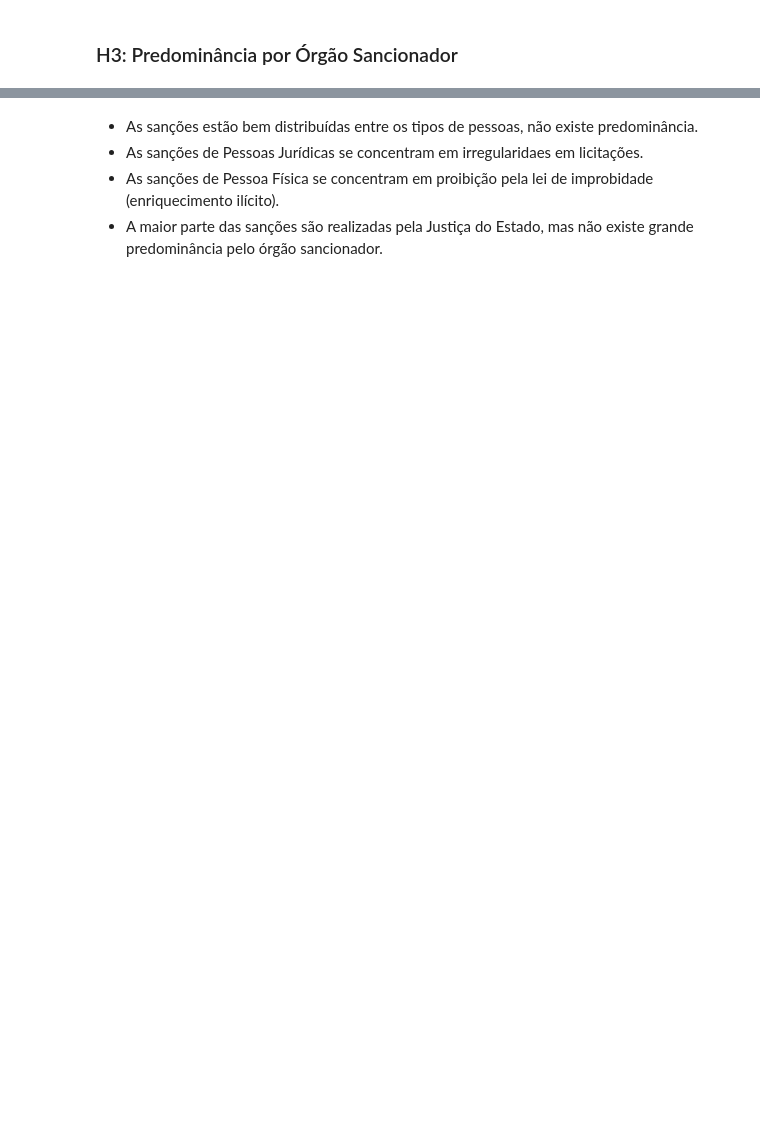
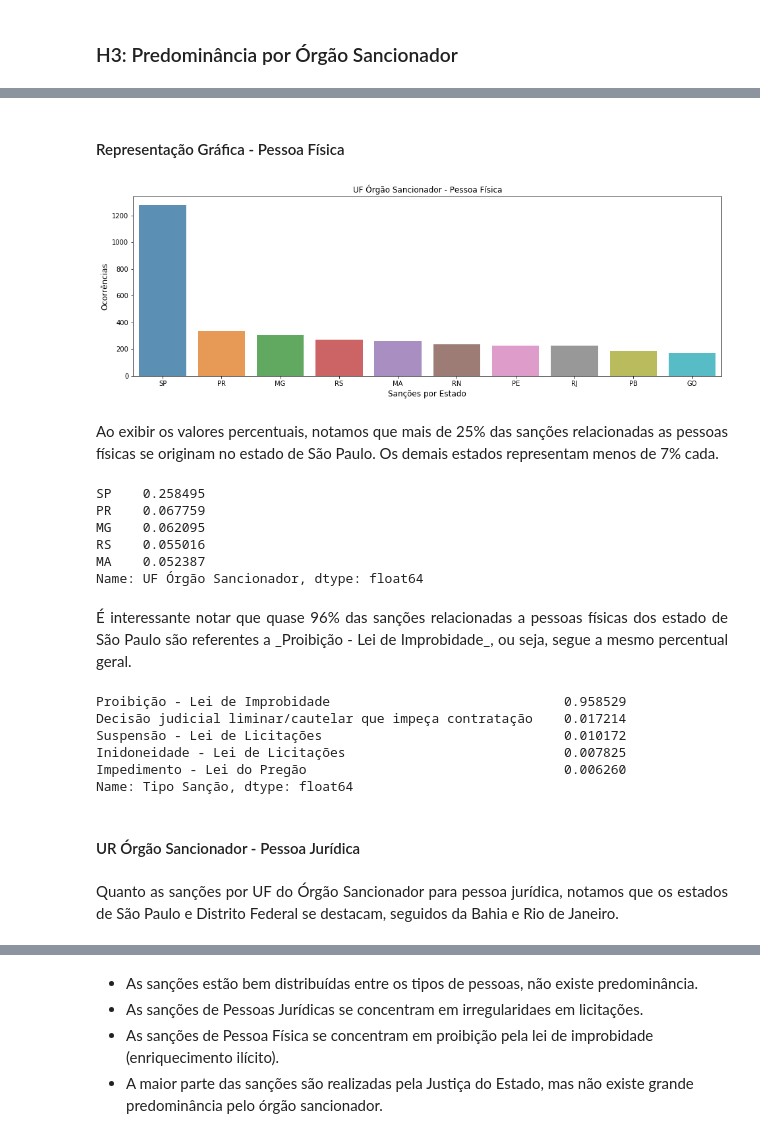
Before and after one commit to gusehr/shout, a Jupyter notebook: notebooks/empresas_inidoneas_suspensas.ipynb, the cells around one changed output, grey strips where cells are left out. Cells and saved outputs as stored; diff of their text form; code cells hidden in the pictures; blank space fills up the shorter version.

```diff
--- a/notebooks/empresas_inidoneas_suspensas.ipynb
+++ b/notebooks/empresas_inidoneas_suspensas.ipynb
@@ -234,0 +203,3 @@ Name: Fundamentação Legal, dtype: float64
+# %%
+uf_pf = dataset.loc[dataset[u"Tipo de Pessoa"] == "Fisica"][u"UF Órgão Sancionador"].value_counts().head(10)
+uf_pf
@@ -234,0 +218,46 @@ Name: Fundamentação Legal, dtype: float64
+# %% [markdown]
+#### Representação Gráfica - Pessoa Física
+# %%
+plt.figure(figsize=(16, 5))
+sns.barplot(uf_pf.index, uf_pf.values, alpha=0.8)
+plt.title(u"UF Órgão Sancionador - Pessoa Física")
+plt.ylabel(u"Ocorrências", fontsize=12)
+plt.xlabel(u"Sanções por Estado", fontsize=12)
+plt.show()
+# %% [output]
+[figure, added]
+# %% [markdown]
+<div style="text-align:justify">
+Ao exibir os valores percentuais, notamos que mais de 25% das sanções relacionadas as pessoas físicas se originam no estado de São Paulo. Os demais estados representam menos de 7% cada.
+</div>
+# %%
+dataset.loc[dataset[u"Tipo de Pessoa"] == "Fisica"][u"UF Órgão Sancionador"].value_counts(normalize=True).head(5)
+# %% [output]
+SP    0.258495
+PR    0.067759
+MG    0.062095
+RS    0.055016
+MA    0.052387
+Name: UF Órgão Sancionador, dtype: float64
+# %% [markdown]
+<div style="text-align:justify">
+É interessante notar que quase 96% das sanções relacionadas a pessoas físicas dos estado de São Paulo são referentes a _Proibição - Lei de Improbidade_, ou seja, segue a mesmo percentual geral.
+</div>
+# %%
+dataset.loc[ \
+    (dataset[u"Tipo de Pessoa"] == "Fisica") & \
+    (dataset[u"UF Órgão Sancionador"] == "SP") \
+][u"Tipo Sanção"].value_counts(normalize=True).head(5)
+# %% [output]
+Proibição - Lei de Improbidade                              0.958529
+Decisão judicial liminar/cautelar que impeça contratação    0.017214
+Suspensão - Lei de Licitações                               0.010172
+Inidoneidade - Lei de Licitações                            0.007825
+Impedimento - Lei do Pregão                                 0.006260
+Name: Tipo Sanção, dtype: float64
+# %% [markdown]
+#### UR Órgão Sancionador - Pessoa Jurídica
+# %% [markdown]
+<div style="text-align:justify">
+Quanto as sanções por UF do Órgão Sancionador para pessoa jurídica, notamos que os estados de São Paulo e Distrito Federal se destacam, seguidos da Bahia e Rio de Janeiro.
+</div>
```
Also changed, not shown: parts of 61 cells of this notebook.
